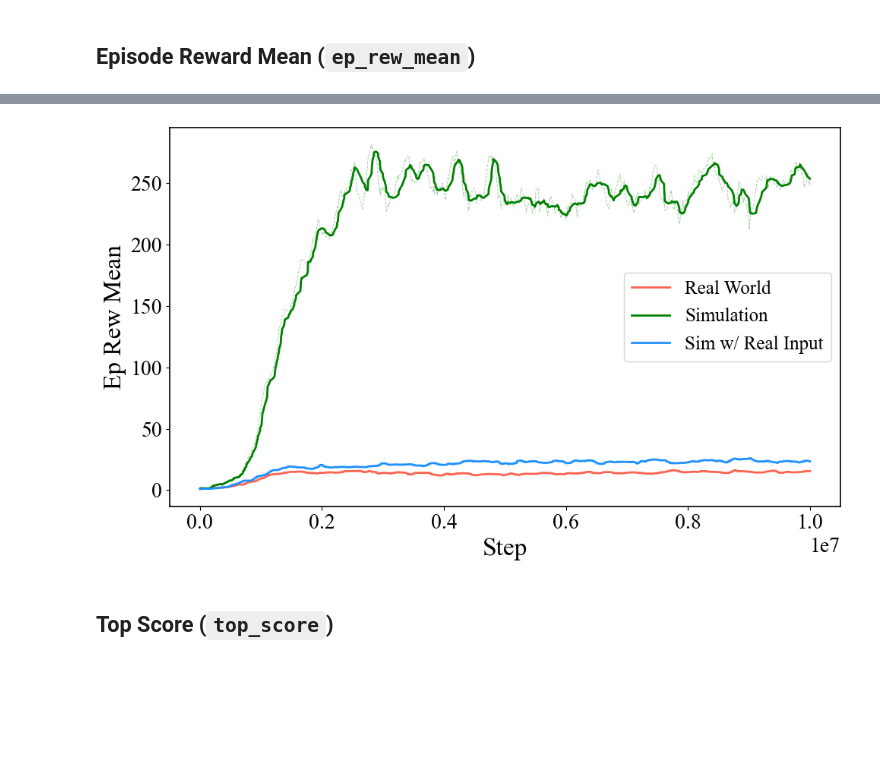
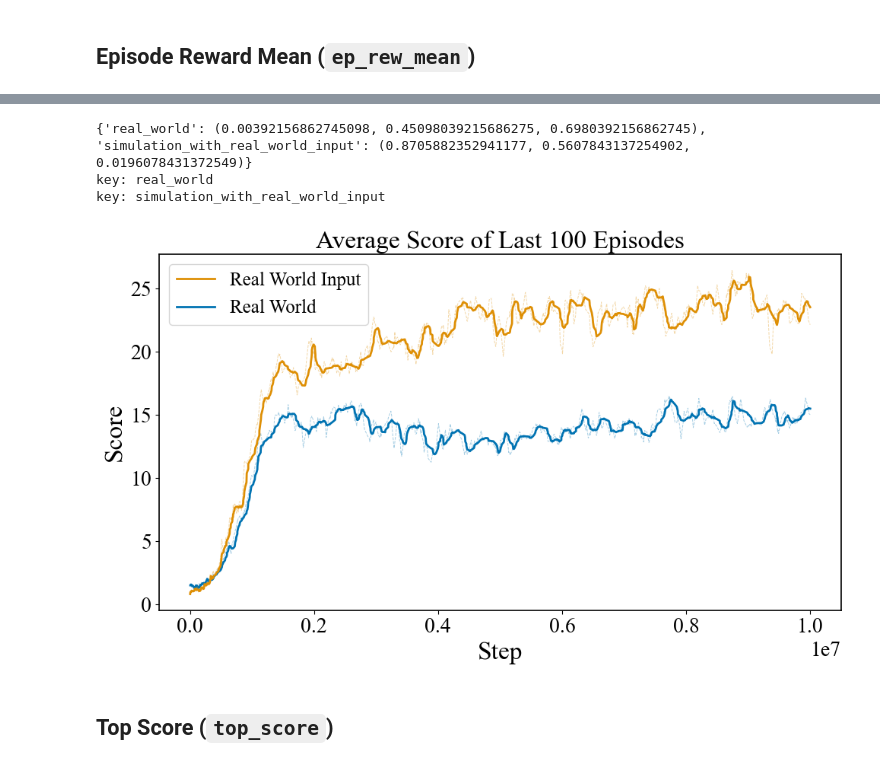
Before and after one commit to shuaijunchenex/paper_experiment_record, a Jupyter notebook: rl/plot.ipynb, the cells around one changed output, grey strips where cells are left out. Cells and saved outputs as stored; diff of their text form; code cells hidden in the pictures; blank space fills up the shorter version.

```diff
--- a/rl/plot.ipynb
+++ b/rl/plot.ipynb
@@ -285,18 +326,31 @@ plot_rl_curves(
 # %%
+keys = ["real_world", "simulation_with_real_world_input", "simulation"]
+legend_map = {
+    "real_world": "Real World",
+    "simulation_with_real_world_input": "Real World Input",
+    "simulation": "Simulation",
+}
+
+keys = ["real_world", "simulation_with_real_world_input"]
 data_ep_rew = {key: read_rl_csv("ep_rew_mean", key) for key in keys}
 
 plot_rl_curves(
     data_ep_rew,
     legend_map=legend_map,
-    title="Episode Reward Mean",
+    # colors=["green", "dodgerblue"],
+    title="Average Score of Last 100 Episodes",
     x_label="Step",
-    y_label="Ep Rew Mean",
+    y_label="Score",
     figsize=(10, 6),
     window_size=10,
+    save_path='two_system',
     is_legend=True,
 )
 # %% [output]
+{'real_world': (0.00392156862745098, 0.45098039215686275, 0.6980392156862745), 'simulation_with_real_world_input': (0.8705882352941177, 0.5607843137254902, 0.0196078431372549)}
+key: real_world
+key: simulation_with_real_world_input
-[figure, old version]
+[figure, new version]
 # %% [markdown]
 ## Top Score (`top_score`)
 # %%
```
Also changed, not shown: parts of 9 cells of this notebook.
